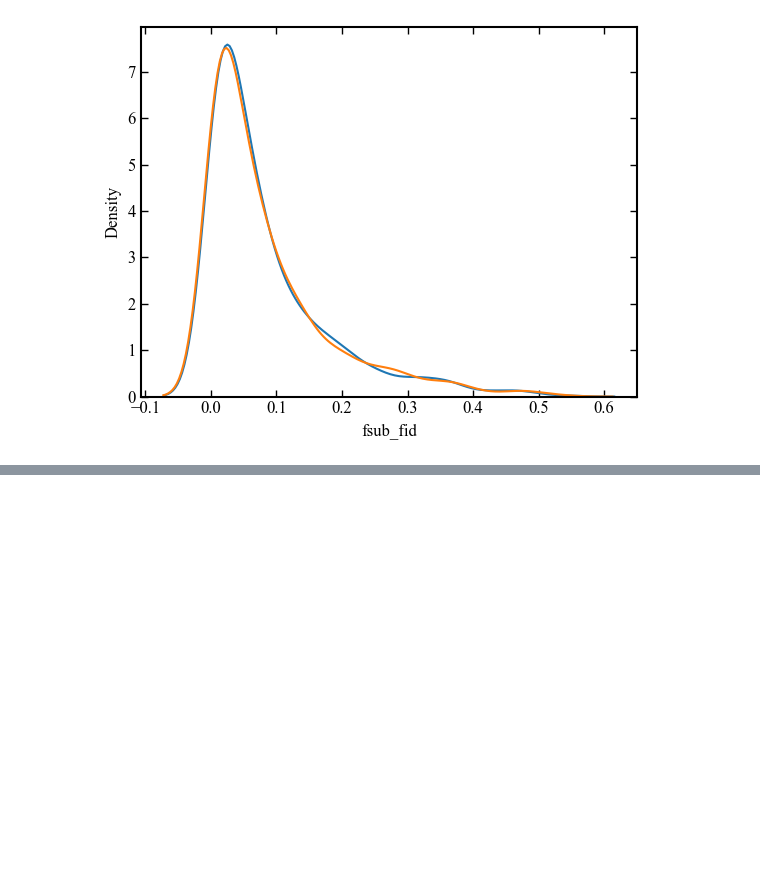
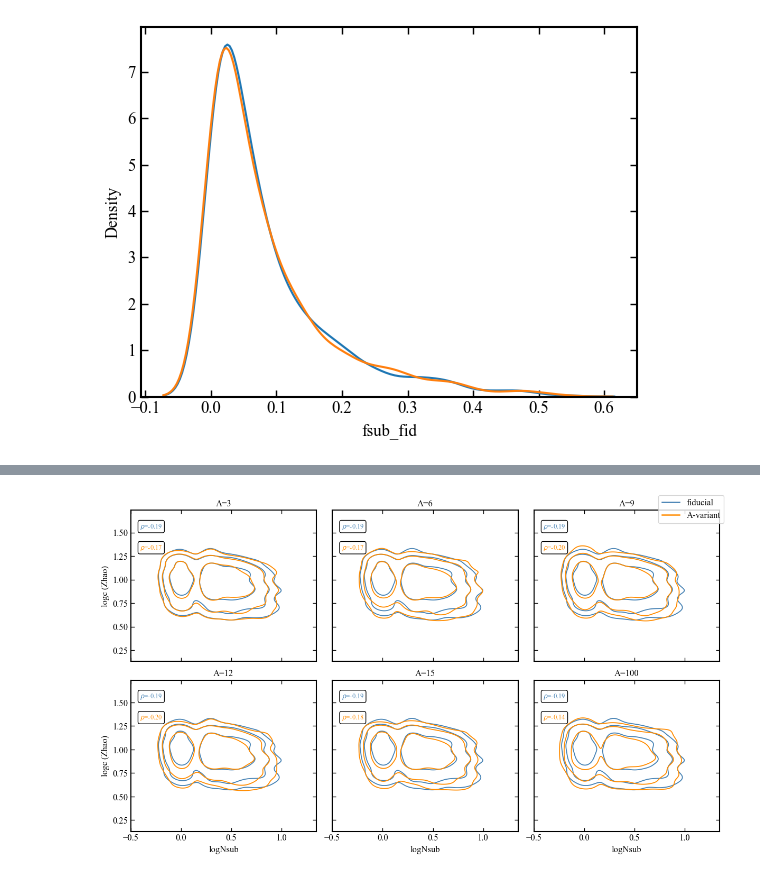
Before and after one commit to jsmonzon/MassSpec, a Jupyter notebook: notebooks/paper3/epsilon_vs_fiducial.ipynb, the cells around one changed output, grey strips where cells are left out. Cells and saved outputs as stored; diff of their text form; code cells hidden in the pictures; blank space fills up the shorter version.

```diff
--- a/notebooks/paper3/epsilon_vs_fiducial.ipynb
+++ b/notebooks/paper3/epsilon_vs_fiducial.ipynb
@@ -242,0 +314,5 @@ plt.legend()
+# %%
+fig_fsub_c = plot_2d_kde_grid(matched_sweep, sweep_comparisons, "logNsub", "logc",
+                               "logNsub", "logc (Zhao)")
+# %% [output]
+[figure, added]
```
Also changed, not shown: parts of 17 cells of this notebook, 21 other files.
